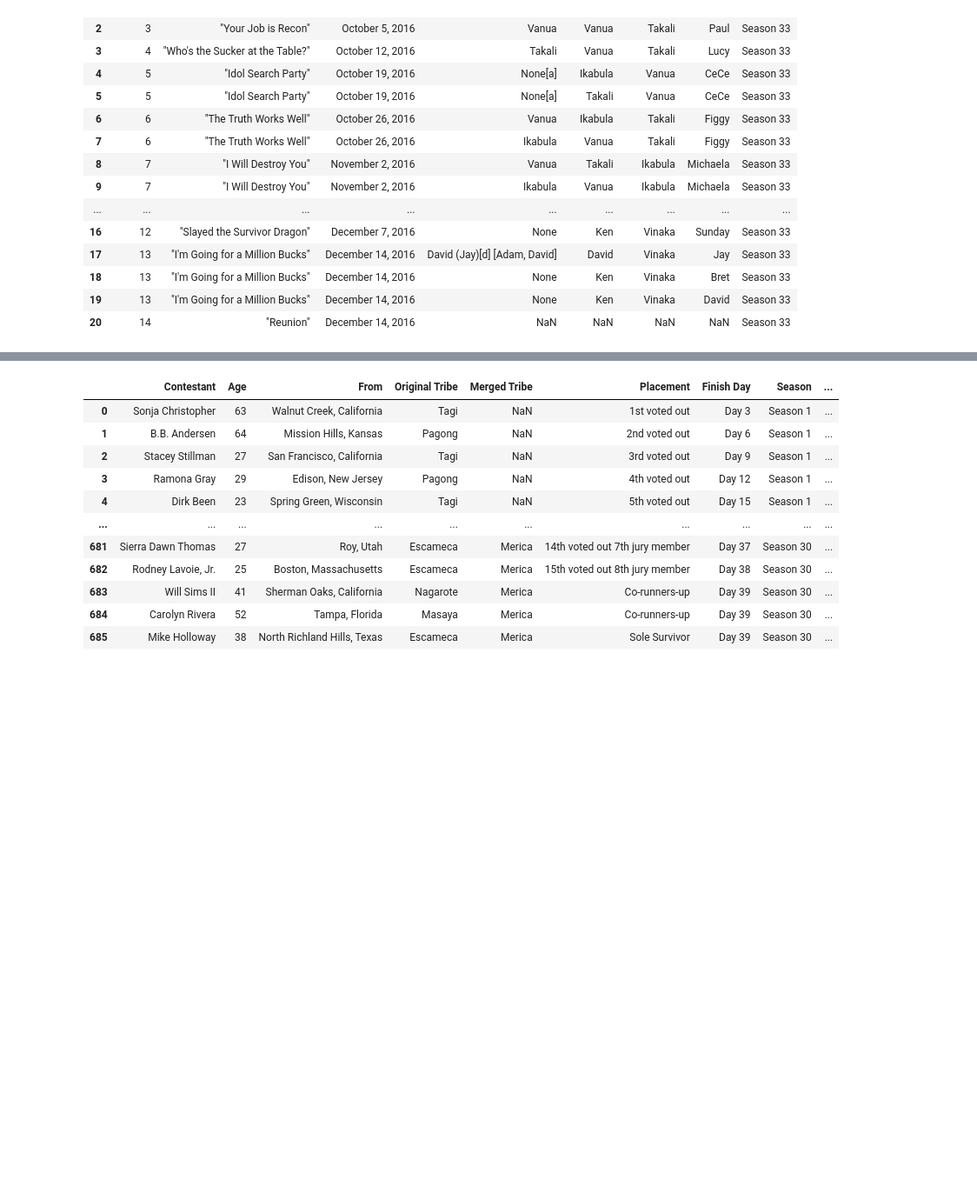
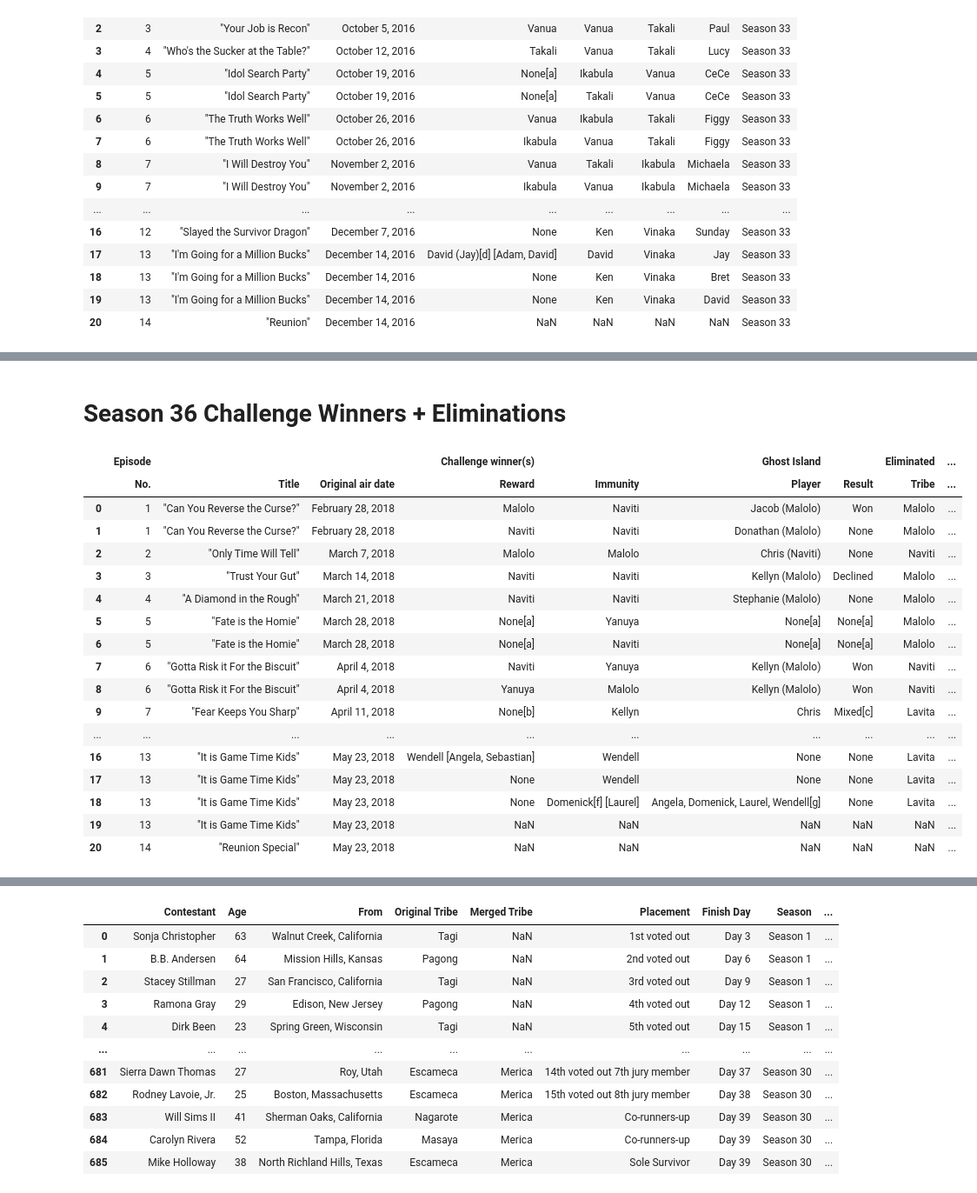
Before and after one commit to Erica-Exotica/DA8-capstone, a Jupyter notebook: notebook/CapstoneV2.ipynb, the cells around one changed output, grey strips where cells are left out. Shown at 87% size. Drawn from its saved outputs; the diff is of its cells as text; code cells hidden in the pictures; blank space fills up the shorter version.

```diff
--- a/notebook/CapstoneV2.ipynb
+++ b/notebook/CapstoneV2.ipynb
@@ -2091,0 +2123,7 @@ challenge_winners_eliminations33
+# %%
+tables34 = soup34.find_all('table', attrs={'class': 'wikitable'})
+second_table34 = tables34[1]
+challenge_winners_eliminations34 = pd.read_html(str(second_table34))[0]
+challenge_winners_eliminations34['Season'] = 'Season 34'
+all_challenge_winners_eliminations.append(challenge_winners_eliminations34)
+challenge_winners_eliminations34
@@ -2091,0 +2151,9 @@ challenge_winners_eliminations33
+# %%
+szn_35_URL = 'https://en.wikipedia.org/wiki/Survivor:_Heroes_vs._Healers_vs._Hustlers'
+response35 = requests.get(szn_35_URL)
+soup35 = BS(response35.text)
+contestants_df_szn35 = pd.read_html(str(soup35.find('table', attrs={'class' : 'wikitable'})))[0]
+contestants_df_szn35['Season'] = 'Season 35'
+contestants_df_szn35.columns =   ['Contestant', 'Age', 'From', 'Original Tribe', 'Switched Tribe', 'Merged Tribe', 'Placement', 'Finish Day', 'Season']
+all_contestants.append(contestants_df_szn35)
+contestants_df_szn35
@@ -2091,0 +2180,7 @@ challenge_winners_eliminations33
+# %%
+tables35 = soup35.find_all('table', attrs={'class': 'wikitable'})
+second_table35 = tables35[1]
+challenge_winners_eliminations35 = pd.read_html(str(second_table35))[0]
+challenge_winners_eliminations35['Season'] = 'Season 35'
+all_challenge_winners_eliminations.append(challenge_winners_eliminations35)
+challenge_winners_eliminations35
@@ -2091,0 +2208,9 @@ challenge_winners_eliminations33
+# %%
+szn_36_URL = 'https://en.wikipedia.org/wiki/Survivor:_Ghost_Island'
+response36 = requests.get(szn_36_URL)
+soup36 = BS(response36.text)
+contestants_df_szn36 = pd.read_html(str(soup36.find('table', attrs={'class' : 'wikitable'})))[0]
+contestants_df_szn36['Season'] = 'Season 36'
+contestants_df_szn36.columns = ['Contestant', 'Age', 'From', 'Original Tribe', 'First Switch Tribe', 'Second Switch Tribe', 'Merged Tribe', 'Placement', 'Finish Day', 'Season']
+all_contestants.append(contestants_df_szn36)
+contestants_df_szn36
@@ -2091,0 +2235,28 @@ challenge_winners_eliminations33
+# %% [markdown]
+# Season 36 Challenge Winners + Eliminations
+# %%
+tables36 = soup36.find_all('table', attrs={'class': 'wikitable'})
+second_table36 = tables36[1]
+challenge_winners_eliminations36 = pd.read_html(str(second_table36))[0]
+challenge_winners_eliminations36['Season'] = 'Season 36'
+all_challenge_winners_eliminations.append(challenge_winners_eliminations36)
+challenge_winners_eliminations36
+# %% [output]
+|  | Episode |  |  | Challenge winner(s) |  | Ghost Island |  | Eliminated | ... |
+|  | No. | Title | Original air date | Reward | Immunity | Player | Result | Tribe | ... |
+| 0 | 1 | "Can You Reverse the Curse?" | February 28, 2018 | Malolo | Naviti | Jacob (Malolo) | Won | Malolo | ... |
+| 1 | 1 | "Can You Reverse the Curse?" | February 28, 2018 | Naviti | Naviti | Donathan (Malolo) | None | Malolo | ... |
+| 2 | 2 | "Only Time Will Tell" | March 7, 2018 | Malolo | Malolo | Chris (Naviti) | None | Naviti | ... |
+| 3 | 3 | "Trust Your Gut" | March 14, 2018 | Naviti | Naviti | Kellyn (Malolo) | Declined | Malolo | ... |
+| 4 | 4 | "A Diamond in the Rough" | March 21, 2018 | Naviti | Naviti | Stephanie (Malolo) | None | Malolo | ... |
+| 5 | 5 | "Fate is the Homie" | March 28, 2018 | None[a] | Yanuya | None[a] | None[a] | Malolo | ... |
+| 6 | 5 | "Fate is the Homie" | March 28, 2018 | None[a] | Naviti | None[a] | None[a] | Malolo | ... |
+| 7 | 6 | "Gotta Risk it For the Biscuit" | April 4, 2018 | Naviti | Yanuya | Kellyn (Malolo) | Won | Naviti | ... |
+| 8 | 6 | "Gotta Risk it For the Biscuit" | April 4, 2018 | Yanuya | Malolo | Kellyn (Malolo) | Won | Naviti | ... |
+| 9 | 7 | "Fear Keeps You Sharp" | April 11, 2018 | None[b] | Kellyn | Chris | Mixed[c] | Lavita | ... |
+| ... | ... | ... | ... | ... | ... | ... | ... | ... | ... |
+| 16 | 13 | "It is Game Time Kids" | May 23, 2018 | Wendell [Angela, Sebastian] | Wendell | None | None | Lavita | ... |
+| 17 | 13 | "It is Game Time Kids" | May 23, 2018 | None | Wendell | None | None | Lavita | ... |
+| 18 | 13 | "It is Game Time Kids" | May 23, 2018 | None | Domenick[f] [Laurel] | Angela, Domenick, Laurel, Wendell[g] | None | Lavita | ... |
+| 19 | 13 | "It is Game Time Kids" | May 23, 2018 | NaN | NaN | NaN | NaN | NaN | ... |
+| 20 | 14 | "Reunion Special" | May 23, 2018 | NaN | NaN | NaN | NaN | NaN | ... |
```
Also changed, not shown: parts of 14 cells of this notebook.
